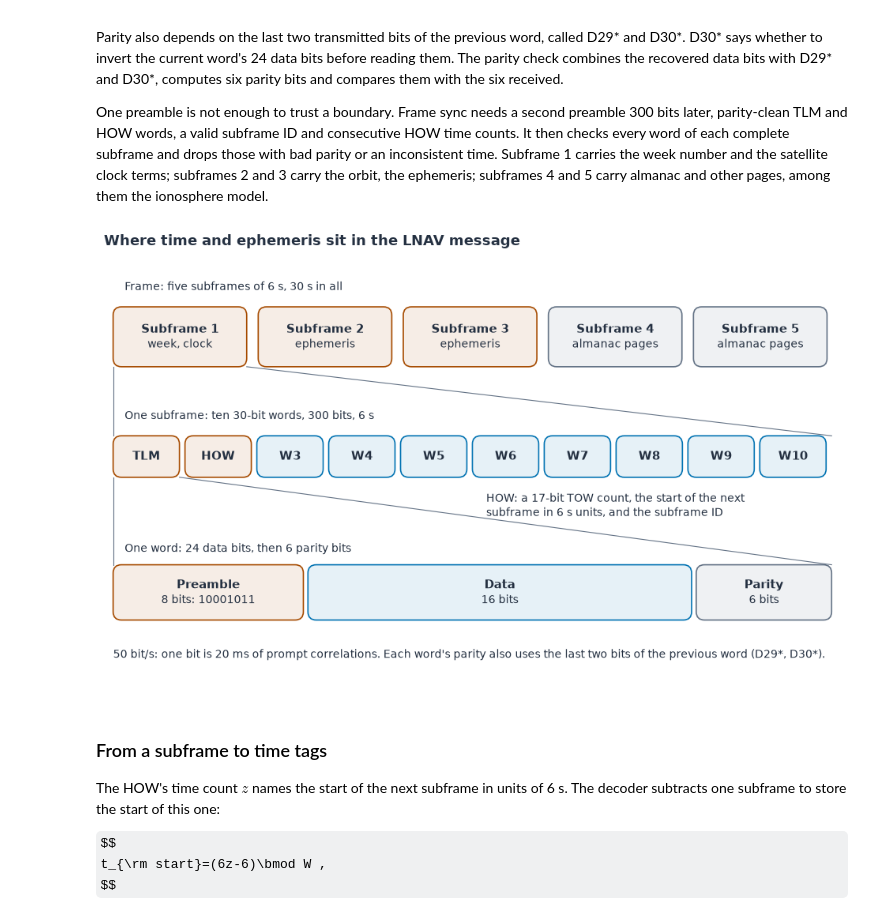
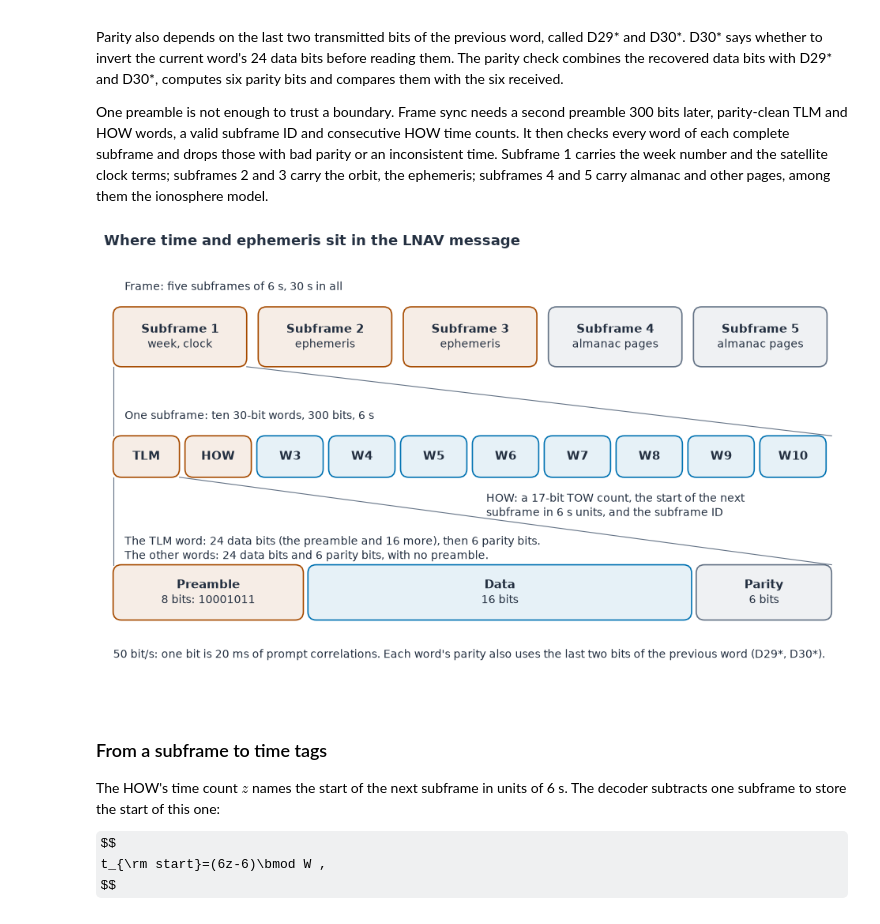
Before and after one commit to aklofas/purple-gnss, a Jupyter notebook: pyrx/notebooks/01-signal-chain.ipynb, the cells around one changed output. Drawn from its saved outputs; the diff is of its cells as text; code cells hidden in the pictures; some formulas as TeX source.

```diff
--- a/pyrx/notebooks/01-signal-chain.ipynb
+++ b/pyrx/notebooks/01-signal-chain.ipynb
@@ -784,35 +789,39 @@ subframes = [
                 role="highlight" if i < 3 else "context")
     for i, what in enumerate(contents)
 ]  # fmt: skip
 
 words = []
 for i in range(10):
     name = "TLM" if i == 0 else "HOW" if i == 1 else f"W{i + 1}"
     words.append(diagram_box(ax, 0.2 + 1.56 * i, 4.6, 1.44, 0.9, name,
                              role="highlight" if i < 2 else "flow"))  # fmt: skip
 diagram_text(ax, 0.45, 5.95, "One subframe: ten 30-bit words, 300 bits, 6 s", size=10, ha="left")
 # subframe 1 opens out into the word row below it
 diagram_line(ax, [subframes[0].at(0, 0), (0.2, 5.5)], width=0.8)
 diagram_line(ax, [subframes[0].at(1, 0), (15.8, 5.5)], width=0.8)
 diagram_text(
     ax, 8.3, 4.0, "HOW: a 17-bit TOW count, the start of the next\nsubframe in 6 s units, "
     "and the subframe ID", size=10, ha="left",
 )  # fmt: skip
 
 y0 = 1.5
-diagram_text(ax, 0.45, y0 + 1.55, "One word: 24 data bits, then 6 parity bits", size=10, ha="left")
+diagram_text(
+    ax, 0.45, y0 + 1.55, "The TLM word: 24 data bits (the preamble and 16 more), then 6 parity "
+    "bits.\nThe other words: 24 data bits and 6 parity bits, with no preamble.", size=10,
+    ha="left",
+)  # fmt: skip
 diagram_line(ax, [words[0].at(0, 0), (0.2, y0 + 1.2)], width=0.8)
 diagram_line(ax, [words[0].at(1, 0), (15.8, y0 + 1.2)], width=0.8)
 diagram_box(ax, 0.2, y0, 4.13, 1.2, "Preamble", "8 bits: 10001011", role="highlight")
 diagram_box(ax, 4.43, y0, 8.33, 1.2, "Data", "16 bits")
 diagram_box(ax, 12.86, y0, 2.94, 1.2, "Parity", "6 bits", role="context")
 diagram_text(
     ax, 0.2, 0.75, "50 bit/s: one bit is 20 ms of prompt correlations. Each word's parity also "
     "uses the last two bits of the previous word (D29*, D30*).", size=10, ha="left",
 )  # fmt: skip
 plt.show()
 # %% [output]
-[figure, old version]
+[figure, new version]
 # %% [markdown]
 ### From a subframe to time tags
 
```
Also changed, not shown: parts of 13 cells of this notebook.
